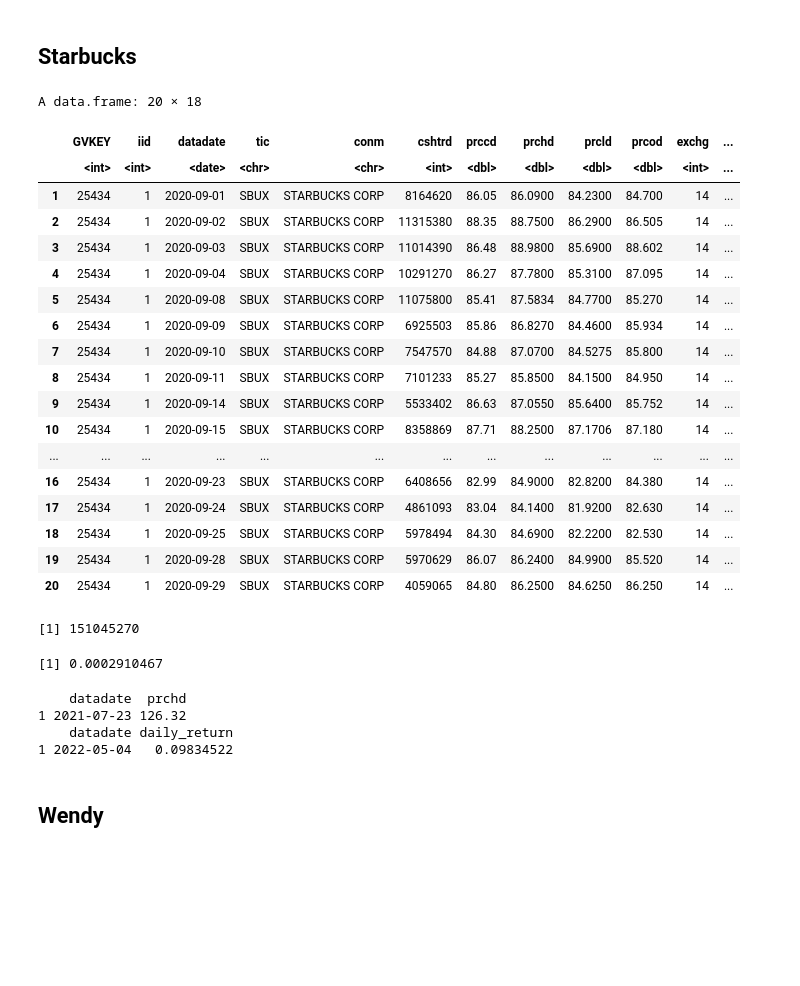
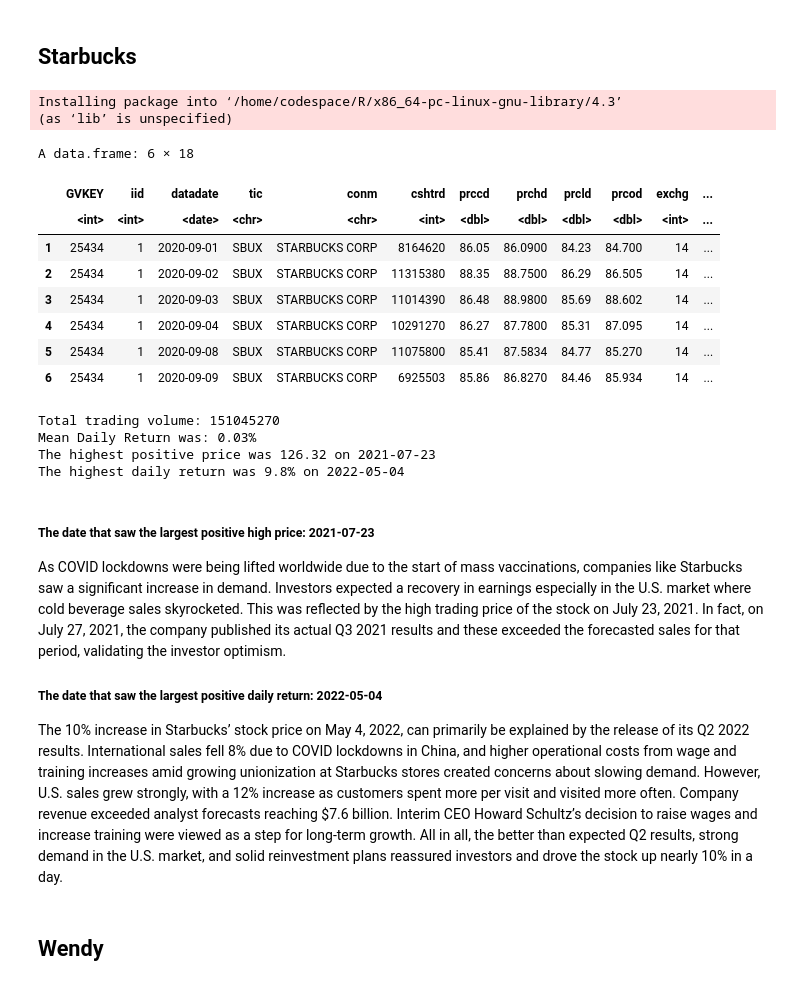
Before and after one commit to LiamHoogstad/Apps_R_HW1, a Jupyter notebook: MAIN_FILE.ipynb, the cells around one changed output. Cells and saved outputs as stored; diff of their text form; code cells hidden in the pictures; blank space fills up the shorter version.

Commit message:
Nour part 1 SBUX and part2.1

```diff
--- a/MAIN_FILE.ipynb
+++ b/MAIN_FILE.ipynb
@@ -353,57 +354,68 @@ A data.frame: 1 × 18
 # %%
 compustat_food_bev_data <- read.csv("compustat_food_bev.csv")
 starbucks_data <- filter(compustat_food_bev_data, tic == "SBUX")
 starbucks_data$datadate <- as.Date(starbucks_data$datadate, format = "%d/%m/%Y")
 
 starbucks_data <- starbucks_data[order(starbucks_data$datadate), ]
 starbucks_data <- mutate(starbucks_data, daily_return =(prccd-lag(prccd))/lag(prccd))
 starbucks_data <- mutate(starbucks_data, momentum_indicator = (prccd-lag(prccd,10)))
 
 starbucks_data <- mutate(starbucks_data, range_daily = (prchd-prcld))
 starbucks_data <- mutate(starbucks_data, MFV = (((prccd-prcld)-(prchd-prccd))/range_daily)*cshtrd)
 starbucks_data <- mutate(starbucks_data, month = month(datadate))
 starbucks_data <- mutate(starbucks_data, year = year(datadate))
-head(starbucks_data, 20)
+head(starbucks_data)
 
 june_2023_data <- filter(starbucks_data, month == 6, year(datadate) == 2023)
-sum(june_2023_data$cshtrd)
-mean(na.omit(starbucks_data$daily_return))
+total_trading_volume <- sum(june_2023_data$cshtrd)
+cat("Total trading volume:", total_trading_volume, "\n")
+
+mean_daily_return <-mean(na.omit(starbucks_data$daily_return))
+cat("Mean Daily Return was:", sprintf("%.2f%%", mean_daily_return * 100), "\n")
 
 max_high_price <- starbucks_data %>%
   filter(prchd == max(prchd, na.rm = TRUE)) %>%
   select(datadate, prchd)
-print(max_high_price)
+cat(
+  "The highest positive price was",
+  sprintf("%.2f", max_high_price$prchd[1]),
+  "on",
+  format(max_high_price$datadate[1], "%Y-%m-%d"),
+  "\n"
+)
 
 max_daily_return <- starbucks_data %>%
   filter(daily_return == max(daily_return, na.rm = TRUE)) %>%
   select(datadate, daily_return)
-print(max_daily_return)
+cat(
+  "The highest daily return was",
+  sprintf("%.1f%%", max_daily_return$daily_return[1] * 100),
+  "on",
+  format(max_daily_return$datadate[1], "%Y-%m-%d"),
+  "\n"
+)
 # %% [output]
-A data.frame: 20 × 18
+Installing package into ‘/home/codespace/R/x86_64-pc-linux-gnu-library/4.3’
+(as ‘lib’ is unspecified)
+A data.frame: 6 × 18
 |  | GVKEY | iid | datadate | tic | conm | cshtrd | prccd | prchd | prcld | prcod | exchg | ... |
 |  | <int> | <int> | <date> | <chr> | <chr> | <int> | <dbl> | <dbl> | <dbl> | <dbl> | <int> | ... |
-| 1 | 25434 | 1 | 2020-09-01 | SBUX | STARBUCKS CORP | 8164620 | 86.05 | 86.0900 | 84.2300 | 84.700 | 14 | ... |
-| 2 | 25434 | 1 | 2020-09-02 | SBUX | STARBUCKS CORP | 11315380 | 88.35 | 88.7500 | 86.2900 | 86.505 | 14 | ... |
-| 3 | 25434 | 1 | 2020-09-03 | SBUX | STARBUCKS CORP | 11014390 | 86.48 | 88.9800 | 85.6900 | 88.602 | 14 | ... |
-| 4 | 25434 | 1 | 2020-09-04 | SBUX | STARBUCKS CORP | 10291270 | 86.27 | 87.7800 | 85.3100 | 87.095 | 14 | ... |
-| 5 | 25434 | 1 | 2020-09-08 | SBUX | STARBUCKS CORP | 11075800 | 85.41 | 87.5834 | 84.7700 | 85.270 | 14 | ... |
-| 6 | 25434 | 1 | 2020-09-09 | SBUX | STARBUCKS CORP | 6925503 | 85.86 | 86.8270 | 84.4600 | 85.934 | 14 | ... |
-| 7 | 25434 | 1 | 2020-09-10 | SBUX | STARBUCKS CORP | 7547570 | 84.88 | 87.0700 | 84.5275 | 85.800 | 14 | ... |
-| 8 | 25434 | 1 | 2020-09-11 | SBUX | STARBUCKS CORP | 7101233 | 85.27 | 85.8500 | 84.1500 | 84.950 | 14 | ... |
-| 9 | 25434 | 1 | 2020-09-14 | SBUX | STARBUCKS CORP | 5533402 | 86.63 | 87.0550 | 85.6400 | 85.752 | 14 | ... |
-| 10 | 25434 | 1 | 2020-09-15 | SBUX | STARBUCKS CORP | 8358869 | 87.71 | 88.2500 | 87.1706 | 87.180 | 14 | ... |
-| ... | ... | ... | ... | ... | ... | ... | ... | ... | ... | ... | ... | ... |
-| 16 | 25434 | 1 | 2020-09-23 | SBUX | STARBUCKS CORP | 6408656 | 82.99 | 84.9000 | 82.8200 | 84.380 | 14 | ... |
-| 17 | 25434 | 1 | 2020-09-24 | SBUX | STARBUCKS CORP | 4861093 | 83.04 | 84.1400 | 81.9200 | 82.630 | 14 | ... |
-| 18 | 25434 | 1 | 2020-09-25 | SBUX | STARBUCKS CORP | 5978494 | 84.30 | 84.6900 | 82.2200 | 82.530 | 14 | ... |
-| 19 | 25434 | 1 | 2020-09-28 | SBUX | STARBUCKS CORP | 5970629 | 86.07 | 86.2400 | 84.9900 | 85.520 | 14 | ... |
-| 20 | 25434 | 1 | 2020-09-29 | SBUX | STARBUCKS CORP | 4059065 | 84.80 | 86.2500 | 84.6250 | 86.250 | 14 | ... |
+| 1 | 25434 | 1 | 2020-09-01 | SBUX | STARBUCKS CORP | 8164620 | 86.05 | 86.0900 | 84.23 | 84.700 | 14 | ... |
+| 2 | 25434 | 1 | 2020-09-02 | SBUX | STARBUCKS CORP | 11315380 | 88.35 | 88.7500 | 86.29 | 86.505 | 14 | ... |
+| 3 | 25434 | 1 | 2020-09-03 | SBUX | STARBUCKS CORP | 11014390 | 86.48 | 88.9800 | 85.69 | 88.602 | 14 | ... |
+| 4 | 25434 | 1 | 2020-09-04 | SBUX | STARBUCKS CORP | 10291270 | 86.27 | 87.7800 | 85.31 | 87.095 | 14 | ... |
+| 5 | 25434 | 1 | 2020-09-08 | SBUX | STARBUCKS CORP | 11075800 | 85.41 | 87.5834 | 84.77 | 85.270 | 14 | ... |
+| 6 | 25434 | 1 | 2020-09-09 | SBUX | STARBUCKS CORP | 6925503 | 85.86 | 86.8270 | 84.46 | 85.934 | 14 | ... |
-[1] 151045270
-[1] 0.0002910467
+Total trading volume: 151045270
+Mean Daily Return was: 0.03%
+The highest positive price was 126.32 on 2021-07-23
+The highest daily return was 9.8% on 2022-05-04
-    datadate  prchd
-1 2021-07-23 126.32
-    datadate daily_return
-1 2022-05-04   0.09834522
+# %% [markdown]
+##### The date that saw the largest positive high price: 2021-07-23
+As COVID lockdowns were being lifted worldwide due to the start of mass vaccinations, companies like Starbucks saw a significant increase in demand. Investors expected a recovery in earnings especially in the U.S. market where cold beverage sales skyrocketed. This was reflected by the high trading price of the stock on July 23, 2021. In fact, on July 27, 2021, the company published its actual Q3 2021 results and these exceeded the forecasted sales for that period, validating the investor optimism.
+
+##### The date that saw the largest positive daily return: 2022-05-04
+The 10% increase in Starbucks’ stock price on May 4, 2022, can primarily be explained by the release of its Q2 2022 results. International sales fell 8% due to COVID lockdowns in China, and higher operational costs from wage and training increases amid growing unionization at Starbucks stores created concerns about slowing demand. However, U.S. sales grew strongly, with a 12% increase as customers spent more per visit and visited more often. Company revenue exceeded analyst forecasts reaching $7.6 billion. Interim CEO Howard Schultz’s decision to raise wages and increase training were viewed as a step for long-term growth. All in all, the better than expected Q2 results, strong demand in the U.S. market, and solid reinvestment plans reassured investors and drove the stock up nearly 10% in a day.
 # %% [markdown]
 ## Wendy
 # %% [markdown]
```
Also changed, not shown: parts of 3 cells of this notebook.
